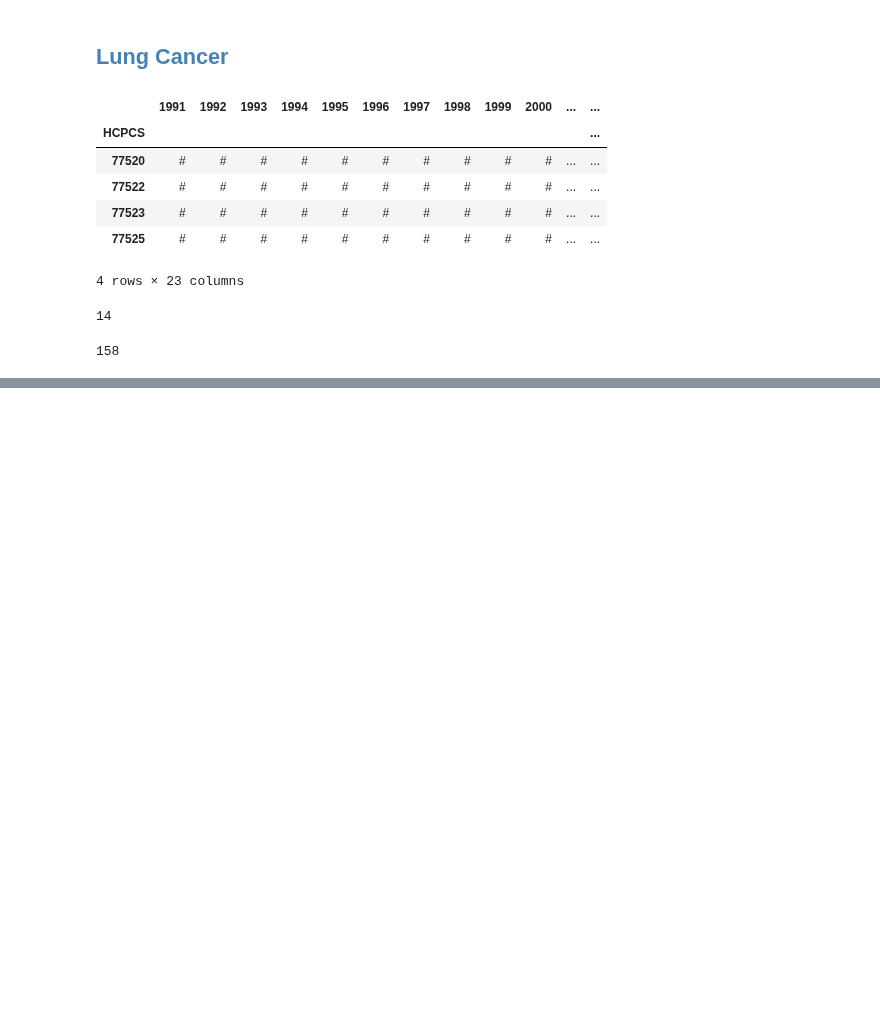
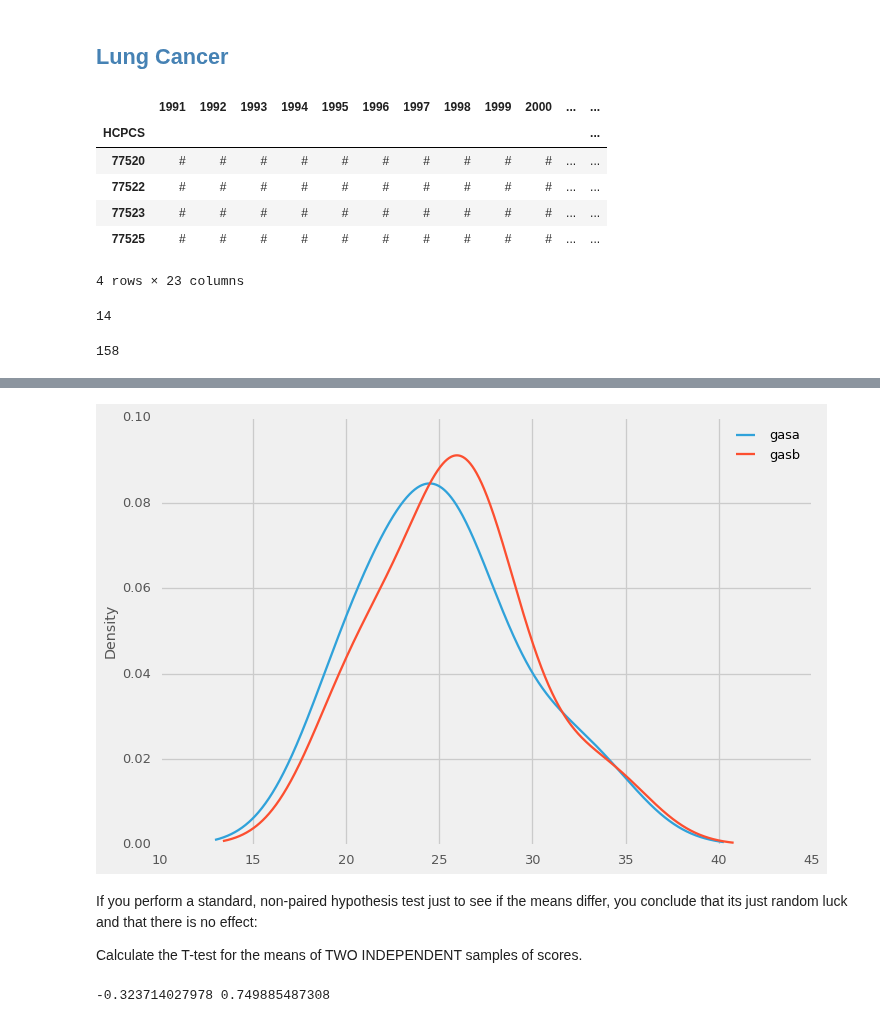
Before and after one commit to doolingdavid/SEERMATCH2, a Jupyter notebook: data_description.ipynb, the cells around one changed output, grey strips where cells are left out. Saved outputs shown, nothing was run; the diff lists cells and outputs as text; code cells hidden in the pictures; blank space fills up the shorter version.

Commit message:
edited data_description

```diff
--- a/data_description.ipynb
+++ b/data_description.ipynb
@@ -387,0 +396,11 @@ print(dflungcodes['tot'].sum())
+# %%
+import pandas as pd
+gas_a_list =[27.01, 20, 23.41, 25.22, 30.11,
+             25.55, 22.23, 19.78, 33.45, 25.22]
+
+gas_b_list = [26.95, 20.44, 25.05, 26.32, 29.56,
+             26.60, 22.93, 20.23, 33.95, 26.01]
+
+dfgas = pd.DataFrame({'gasa': gas_a_list,
+                         'gasb': gas_b_list})
+dfgas
@@ -387,0 +419,17 @@ print(dflungcodes['tot'].sum())
+# %%
+dfgas.plot.kde();
+# %% [output]
+[figure, added]
+# %% [markdown]
+If you perform a standard, non-paired hypothesis test just to see if the means differ, you conclude that its just random luck and that there is no effect:
+
+Calculate the T-test for the means of TWO INDEPENDENT samples of scores.
+# %%
+from scipy.stats import ttest_ind
+
+t, p = ttest_ind(dfgas.gasa.as_matrix(),
+               dfgas.gasb.as_matrix())
+
+print(t,p)
+# %% [output]
+-0.323714027978 0.749885487308
```
Also changed, not shown: parts of 10 cells of this notebook.
